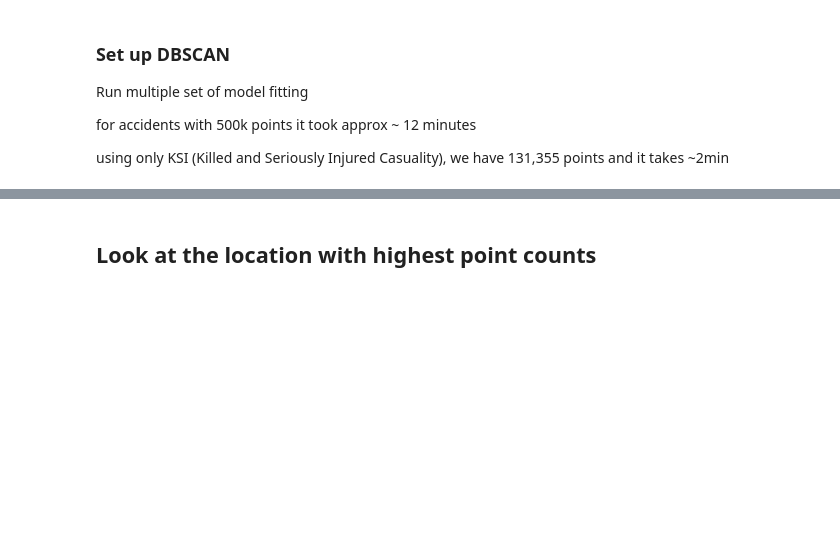
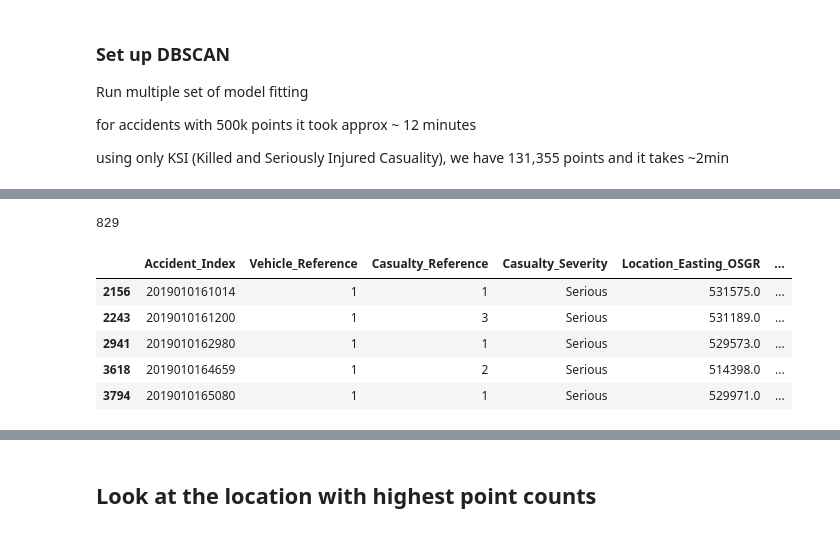
Before and after one commit to GaborJenei/DS-Stackoverflow-Survey, a Jupyter notebook: 01_Intro_to_DS/3_BlogPost/Udacity DSND Project1_BlogPost.ipynb, the cells around one changed output, grey strips where cells are left out. Saved outputs shown, nothing was run; the diff lists cells and outputs as text; code cells hidden in the pictures; blank space fills up the shorter version.

```diff
--- a/01_Intro_to_DS/3_BlogPost/Udacity DSND Project1_BlogPost.ipynb
+++ b/01_Intro_to_DS/3_BlogPost/Udacity DSND Project1_BlogPost.ipynb
@@ -669,2 +647,0 @@ False
-# %%
-df_casualties_coords['Cluster No'] = labels
@@ -762,0 +680,28 @@ df_cluster_list.sort_values(by='No of Accidents',ascending=False).head()
+# %%
+selected_eps = 20
+selected_min_samples = 7
+
+label_col = 'Cluster No:'+str(selected_eps) + '-' + str(selected_min_samples)
+
+plotting_cols = ['Accident_Index', 'Vehicle_Reference', 'Casualty_Reference','Casualty_Severity', 'Location_Easting_OSGR', 'Location_Northing_OSGR',
+                 'Longitude', 'Latitude'] + [label_col]
+
+df_casualties_coords_plot = df_casualties_coords[plotting_cols].copy()
+df_casualties_coords_plot = df_casualties_coords_plot[df_casualties_coords_plot[label_col]>-1]
+
+# Add jitter to overlapping coordinates:
+
+xy_jitter = np.random.uniform(low=0.00001, high=0.0001, size=(len(df_casualties_coords_plot),2))
+
+df_casualties_coords_plot[['Longitude','Latitude']] = df_casualties_coords_plot[['Longitude','Latitude']] + xy_jitter
+
+print(len(df_casualties_coords_plot))
+df_casualties_coords_plot.head()
+# %% [output]
+829
+|  | Accident_Index | Vehicle_Reference | Casualty_Reference | Casualty_Severity | Location_Easting_OSGR | ... |
+| 2156 | 2019010161014 | 1 | 1 | Serious | 531575.0 | ... |
+| 2243 | 2019010161200 | 1 | 3 | Serious | 531189.0 | ... |
+| 2941 | 2019010162980 | 1 | 1 | Serious | 529573.0 | ... |
+| 3618 | 2019010164659 | 1 | 2 | Serious | 514398.0 | ... |
+| 3794 | 2019010165080 | 1 | 1 | Serious | 529971.0 | ... |
```
Also changed, not shown: parts of 22 cells of this notebook.
